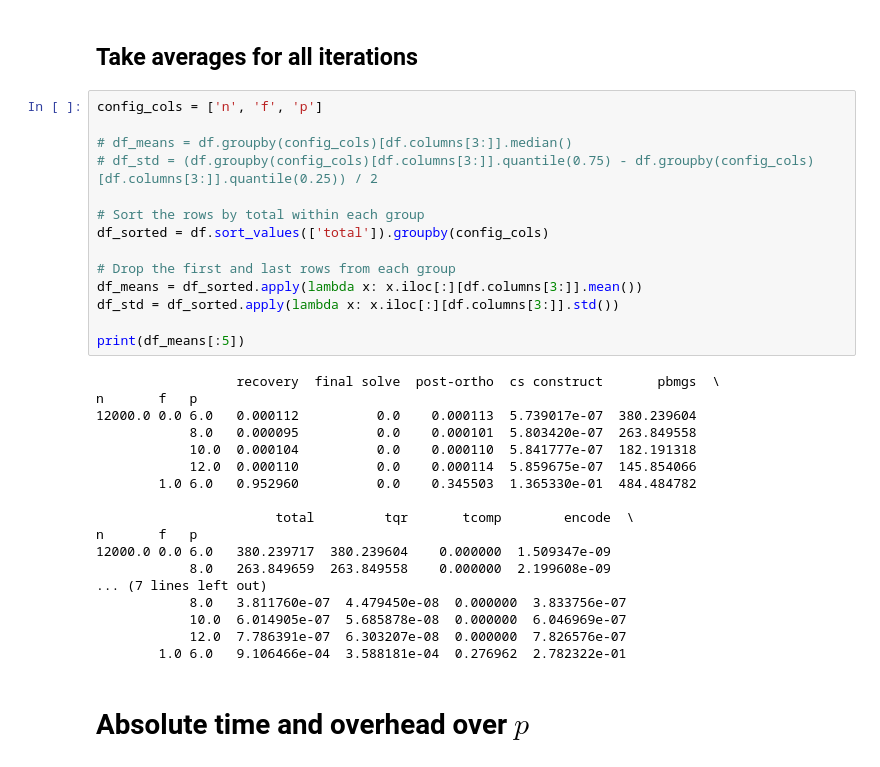
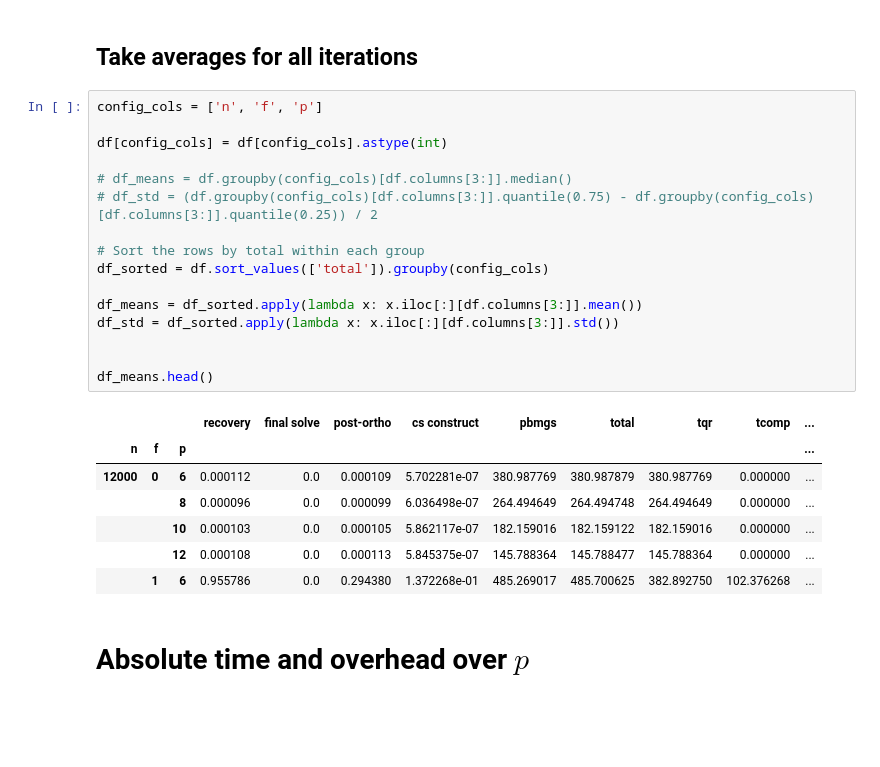
Before and after one commit to iain801/CodedQR, a Jupyter notebook: test-plots.ipynb, the cells around one changed output. Cells and saved outputs as stored; diff of their text form; blank space fills up the shorter version.

```diff
--- a/test-plots.ipynb
+++ b/test-plots.ipynb
@@ -86,36 +86,28 @@ print(df.iloc[:,-5:])
 ## Take averages for all iterations
 # %%
 config_cols = ['n', 'f', 'p']
+
+df[config_cols] = df[config_cols].astype(int)
 
 # df_means = df.groupby(config_cols)[df.columns[3:]].median()
 # df_std = (df.groupby(config_cols)[df.columns[3:]].quantile(0.75) - df.groupby(config_cols)[df.columns[3:]].quantile(0.25)) / 2
 
 # Sort the rows by total within each group
 df_sorted = df.sort_values(['total']).groupby(config_cols)
 
-# Drop the first and last rows from each group
 df_means = df_sorted.apply(lambda x: x.iloc[:][df.columns[3:]].mean())
 df_std = df_sorted.apply(lambda x: x.iloc[:][df.columns[3:]].std())
 
-print(df_means[:5])
+
+df_means.head()
 # %% [output]
-                  recovery  final solve  post-ortho  cs construct       pbmgs  \
-n       f   p
-12000.0 0.0 6.0   0.000112          0.0    0.000113  5.739017e-07  380.239604
-            8.0   0.000095          0.0    0.000101  5.803420e-07  263.849558
-            10.0  0.000104          0.0    0.000110  5.841777e-07  182.191318
-            12.0  0.000110          0.0    0.000114  5.859675e-07  145.854066
-        1.0 6.0   0.952960          0.0    0.345503  1.365330e-01  484.484782
-
-                       total         tqr       tcomp        encode  \
-n       f   p
-12000.0 0.0 6.0   380.239717  380.239604    0.000000  1.509347e-09
-            8.0   263.849659  263.849558    0.000000  2.199608e-09
-... (7 lines left out)
-            8.0   3.811760e-07  4.479450e-08  0.000000  3.833756e-07
-            10.0  6.014905e-07  5.685878e-08  0.000000  6.046969e-07
-            12.0  7.786391e-07  6.303207e-08  0.000000  7.826576e-07
-        1.0 6.0   9.106466e-04  3.588181e-04  0.276962  2.782322e-01
+|  |  |  | recovery | final solve | post-ortho | cs construct | pbmgs | total | tqr | tcomp | ... |
+| n | f | p |  |  |  |  |  |  |  |  | ... |
+| 12000 | 0 | 6 | 0.000112 | 0.0 | 0.000109 | 5.702281e-07 | 380.987769 | 380.987879 | 380.987769 | 0.000000 | ... |
+|  |  | 8 | 0.000096 | 0.0 | 0.000099 | 6.036498e-07 | 264.494649 | 264.494748 | 264.494649 | 0.000000 | ... |
+|  |  | 10 | 0.000103 | 0.0 | 0.000105 | 5.862117e-07 | 182.159016 | 182.159122 | 182.159016 | 0.000000 | ... |
+|  |  | 12 | 0.000108 | 0.0 | 0.000113 | 5.845375e-07 | 145.788364 | 145.788477 | 145.788364 | 0.000000 | ... |
+|  | 1 | 6 | 0.955786 | 0.0 | 0.294380 | 1.372268e-01 | 485.269017 | 485.700625 | 382.892750 | 102.376268 | ... |
 # %% [markdown]
 # Absolute time and overhead over $p$
 # %%
```
Also changed, not shown: parts of 6 cells of this notebook, 35 other files.
